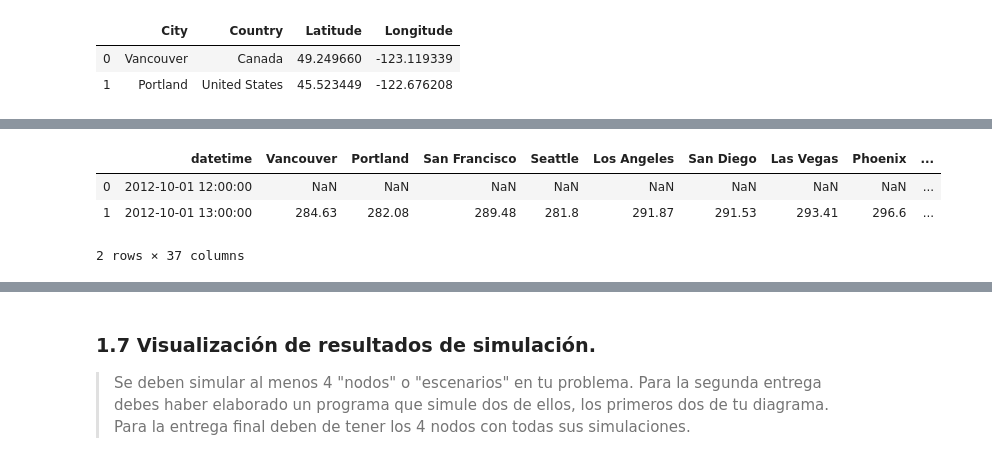
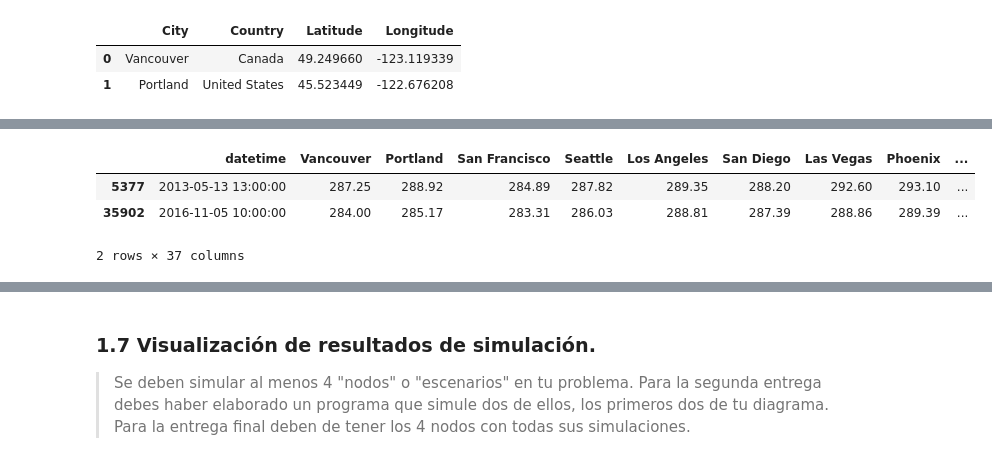
Before and after one commit to PintorOD1997/ProyectoConjunto_LandaverdeI_PintorD, a Jupyter notebook: ProyectoModulo1_OchoaD_MercadoI.ipynb, the cells around one changed output, grey strips where cells are left out. Saved outputs shown, nothing was run; the diff lists cells and outputs as text; code cells hidden in the pictures.

```diff
--- a/ProyectoModulo1_OchoaD_MercadoI.ipynb
+++ b/ProyectoModulo1_OchoaD_MercadoI.ipynb
@@ -150,11 +172,11 @@ data3.sample(2)
 # %%
 data4=pd.read_csv("temperature.csv")
 temp = data4.Seattle.dropna()-273.15
-data4.head(2)
+data4.sample(2)
 # %% [output]
 |  | datetime | Vancouver | Portland | San Francisco | Seattle | Los Angeles | San Diego | Las Vegas | Phoenix | ... |
-| 0 | 2012-10-01 12:00:00 | NaN | NaN | NaN | NaN | NaN | NaN | NaN | NaN | ... |
-| 1 | 2012-10-01 13:00:00 | 284.63 | 282.08 | 289.48 | 281.8 | 291.87 | 291.53 | 293.41 | 296.6 | ... |
+| 5377 | 2013-05-13 13:00:00 | 287.25 | 288.92 | 284.89 | 287.82 | 289.35 | 288.20 | 292.60 | 293.10 | ... |
+| 35902 | 2016-11-05 10:00:00 | 284.00 | 285.17 | 283.31 | 286.03 | 288.81 | 287.39 | 288.86 | 289.39 | ... |
 2 rows × 37 columns
 # %%
 data5=pd.read_csv("weather_description.csv")
```
Also changed, not shown: parts of 26 cells of this notebook.
